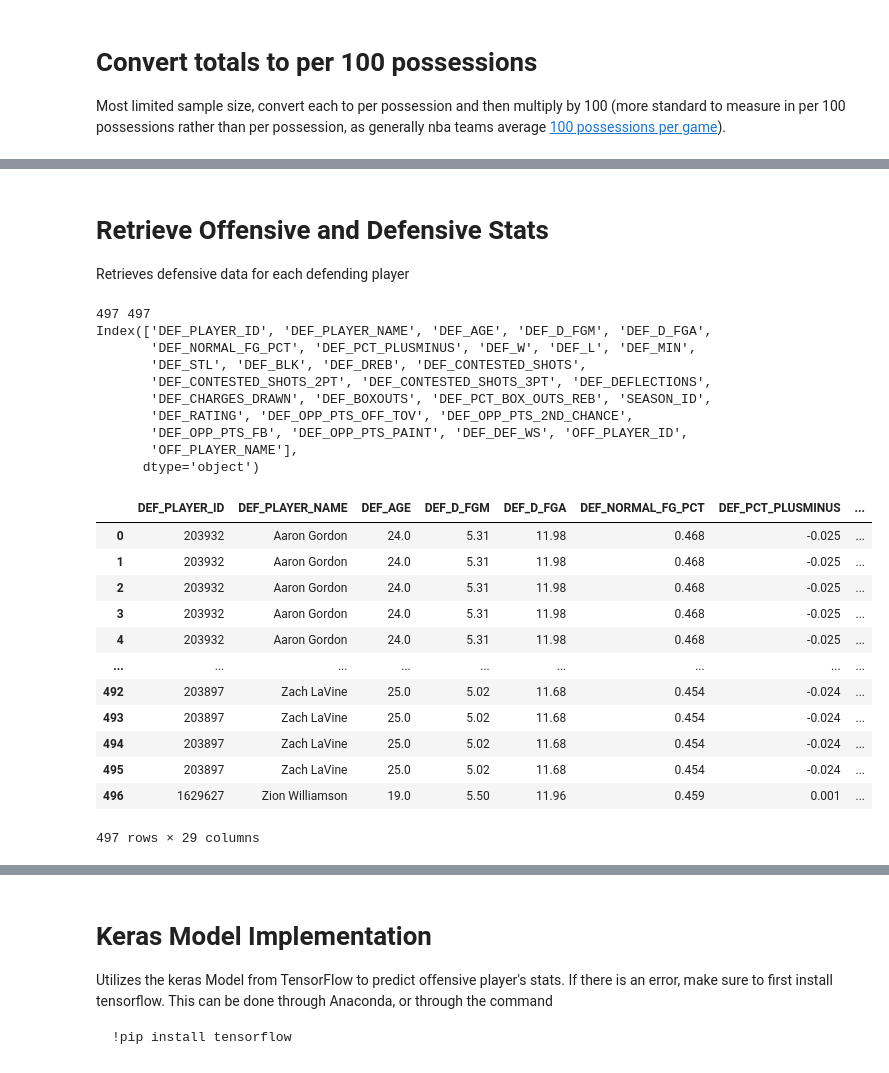
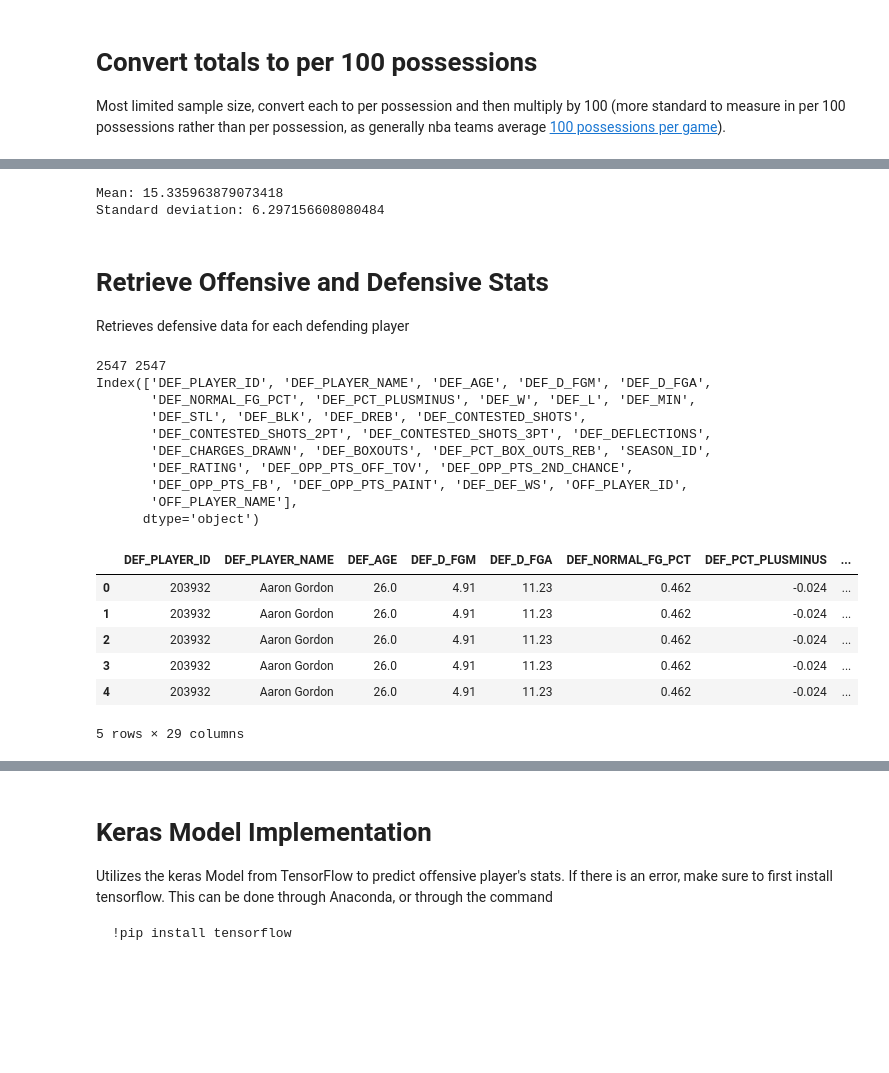
Before and after one commit to Darrick-Oliver/senior-project, a Jupyter notebook: h2h_off_def_experiment.ipynb, the cells around one changed output, grey strips where cells are left out. Saved outputs shown, nothing was run; the diff lists cells and outputs as text; code cells hidden in the pictures; blank space fills up the shorter version.

Commit message:
Points update and separate notebooks

```diff
--- a/h2h_off_def_experiment.ipynb
+++ b/h2h_off_def_experiment.ipynb
@@ -20,5 +23,5 @@ tf.compat.v1.disable_v2_behavior()
 # %%
-season = '2019-20'
+season = '2021-22'
 percentile = 0.2
 
 df = pd.read_csv('./stats/' + season + '_' + str(percentile) + '_h2h_stats.csv')
@@ -41,9 +44,11 @@ df.head()
 
 Most limited sample size, convert each to per possession and then multiply by 100 (more standard to measure in per 100 possessions rather than per possession, as generally nba teams average [100 possessions per game](https://www.teamrankings.com/nba/stat/possessions-per-game)).
 # %%
-MIN_MATCHUP_MINS = 12
+MIN_MATCHUP_MINS = 8
 # %%
 h2h_df = df.copy()
+
+# Set minutes threshold and drop unnecessary columns
 h2h_df = h2h_df[h2h_df['MATCHUP_TIME_SEC'] > MIN_MATCHUP_MINS * 60] # Must have played more than x minutes
 h2h_df.drop(columns=['TEAM_PTS', 'MATCHUP_FG_PCT', 'MATCHUP_FG3_PCT'], inplace=True)
 
@@ -57,8 +62,8 @@ h2h_df.sort_values('DEF_PLAYER_NAME', ascending=True, inplace=True)
 
 # Remove rows with zeros in important columns
 check = h2h_df[h2h_df.columns[8:11]] != 0
-h2h_df = h2h_df[check['PLAYER_PTS'] & check['MATCHUP_AST']]
+h2h_df = h2h_df[check['PLAYER_PTS']]
 
 print(h2h_df.shape)
-h2h_df.head()
+h2h_df.sort_values(by=['PLAYER_PTS'], ascending=False).head()
 # %% [output]
@@ -105,0 +82,22 @@ out.shape
+# %%
+# Get offensive data
+data = pd.read_csv('./stats/' + season + '_' + str(percentile) + '_off_stats.csv')
+data = data.fillna(0)
+
+# Merge average points per game and points per 100 possessions into h2h dataframe
+data = data.add_prefix('OFF_')
+data.rename(columns={'OFF_SEASON_ID': 'SEASON_ID'}, inplace=True)
+data = data[['OFF_PLAYER_ID', 'SEASON_ID', 'OFF_PTS', 'OFF_PTS_PER_100']]
+data = pd.merge(data, h2h_df[['OFF_PLAYER_ID', 'SEASON_ID', 'DEF_PLAYER_ID']], how ='inner', on=['OFF_PLAYER_ID', 'SEASON_ID'])
+data = pd.merge(h2h_df, data, how='inner', on=['OFF_PLAYER_ID', 'SEASON_ID', 'DEF_PLAYER_ID'])
+
+# Get average possessions per game
+poss = data['OFF_PTS'] / (data['OFF_PTS_PER_100'] / 100)
+
+# Convert per 100 possessions to points per game
+data['PLAYER_PTS'] = data['PLAYER_PTS'] / 100 * poss
+
+# Set h2h dataframe
+h2h_df = data
+
+data.sort_values(by=['PLAYER_PTS'], ascending=False).head()
@@ -106,3 +125,16 @@ out.shape
+# %%
+# Points per game averages
+fig = px.histogram(x=data['OFF_PTS'], labels={
+    'x': 'Points per game average'
+})
+
+print('Mean: ' + str(data['OFF_PTS'].mean()))
+print('Standard deviation: ' + str(data['OFF_PTS'].std()))
+
+fig.show()
+# %% [output]
+Mean: 15.335963879073418
+Standard deviation: 6.297156608080484
 # %% [markdown]
 # Retrieve Offensive and Defensive Stats
 
@@ -110,46 +142,40 @@ Retrieves defensive data for each defending player
 # %%
 data = pd.read_csv('./stats/'+ season + '_def_stats.csv')
 # data = pd.read_csv('./stats/def_combined.csv')
 data = data.fillna(0)
 
 # Get def stats only from selected defenders (rename player_id to def_player_id to merge arrays)
 data = data.add_prefix('DEF_')
 data.rename(columns={'DEF_SEASON_ID': 'SEASON_ID', 'DEF_DEF_RATING': 'DEF_RATING',
                      'DEF_DEF_BOXOUTS': 'DEF_BOXOUTS'}, inplace=True)
-def_df = pd.merge(data, out[['DEF_PLAYER_ID', 'SEASON_ID']], how ='inner', on=['DEF_PLAYER_ID', 'SEASON_ID'])
+def_df = pd.merge(data, h2h_df[['DEF_PLAYER_ID', 'SEASON_ID']], how ='inner', on=['DEF_PLAYER_ID', 'SEASON_ID'])
 def_df.drop(columns=['DEF_GP', 'DEF_G', 'DEF_D_FG_PCT', 'DEF_DREB_PCT', 'DEF_PCT_STL', 'DEF_PCT_BLK'], inplace=True)
 
 # Add offensive player (helps merging offensive stats)
-print(def_df.shape[0], out.shape[0])
-def_df['OFF_PLAYER_ID'] = out['OFF_PLAYER_ID'].to_numpy()
-def_df['OFF_PLAYER_NAME'] = out['OFF_PLAYER_NAME'].to_numpy()
+print(def_df.shape[0], h2h_df.shape[0])
+def_df['OFF_PLAYER_ID'] = h2h_df['OFF_PLAYER_ID'].to_numpy()
+def_df['OFF_PLAYER_NAME'] = h2h_df['OFF_PLAYER_NAME'].to_numpy()
 
 print(def_df.columns)
-def_df
+def_df.head()
 # %% [output]
-497 497
+2547 2547
 Index(['DEF_PLAYER_ID', 'DEF_PLAYER_NAME', 'DEF_AGE', 'DEF_D_FGM', 'DEF_D_FGA',
        'DEF_NORMAL_FG_PCT', 'DEF_PCT_PLUSMINUS', 'DEF_W', 'DEF_L', 'DEF_MIN',
        'DEF_STL', 'DEF_BLK', 'DEF_DREB', 'DEF_CONTESTED_SHOTS',
        'DEF_CONTESTED_SHOTS_2PT', 'DEF_CONTESTED_SHOTS_3PT', 'DEF_DEFLECTIONS',
        'DEF_CHARGES_DRAWN', 'DEF_BOXOUTS', 'DEF_PCT_BOX_OUTS_REB', 'SEASON_ID',
        'DEF_RATING', 'DEF_OPP_PTS_OFF_TOV', 'DEF_OPP_PTS_2ND_CHANCE',
        'DEF_OPP_PTS_FB', 'DEF_OPP_PTS_PAINT', 'DEF_DEF_WS', 'OFF_PLAYER_ID',
        'OFF_PLAYER_NAME'],
       dtype='object')
 |  | DEF_PLAYER_ID | DEF_PLAYER_NAME | DEF_AGE | DEF_D_FGM | DEF_D_FGA | DEF_NORMAL_FG_PCT | DEF_PCT_PLUSMINUS | ... |
-| 0 | 203932 | Aaron Gordon | 24.0 | 5.31 | 11.98 | 0.468 | -0.025 | ... |
-| 1 | 203932 | Aaron Gordon | 24.0 | 5.31 | 11.98 | 0.468 | -0.025 | ... |
-| 2 | 203932 | Aaron Gordon | 24.0 | 5.31 | 11.98 | 0.468 | -0.025 | ... |
-| 3 | 203932 | Aaron Gordon | 24.0 | 5.31 | 11.98 | 0.468 | -0.025 | ... |
-| 4 | 203932 | Aaron Gordon | 24.0 | 5.31 | 11.98 | 0.468 | -0.025 | ... |
-| ... | ... | ... | ... | ... | ... | ... | ... | ... |
-| 492 | 203897 | Zach LaVine | 25.0 | 5.02 | 11.68 | 0.454 | -0.024 | ... |
-| 493 | 203897 | Zach LaVine | 25.0 | 5.02 | 11.68 | 0.454 | -0.024 | ... |
-| 494 | 203897 | Zach LaVine | 25.0 | 5.02 | 11.68 | 0.454 | -0.024 | ... |
-| 495 | 203897 | Zach LaVine | 25.0 | 5.02 | 11.68 | 0.454 | -0.024 | ... |
-| 496 | 1629627 | Zion Williamson | 19.0 | 5.50 | 11.96 | 0.459 | 0.001 | ... |
+| 0 | 203932 | Aaron Gordon | 26.0 | 4.91 | 11.23 | 0.462 | -0.024 | ... |
+| 1 | 203932 | Aaron Gordon | 26.0 | 4.91 | 11.23 | 0.462 | -0.024 | ... |
+| 2 | 203932 | Aaron Gordon | 26.0 | 4.91 | 11.23 | 0.462 | -0.024 | ... |
+| 3 | 203932 | Aaron Gordon | 26.0 | 4.91 | 11.23 | 0.462 | -0.024 | ... |
+| 4 | 203932 | Aaron Gordon | 26.0 | 4.91 | 11.23 | 0.462 | -0.024 | ... |
-497 rows × 29 columns
+5 rows × 29 columns
 # %%
 data = pd.read_csv('./stats/' + season + '_' + str(percentile) + '_off_stats.csv')
 # data = pd.read_csv('./stats/off_combined.csv')
```
Also changed, not shown: parts of 29 cells of this notebook, 7 other files.
